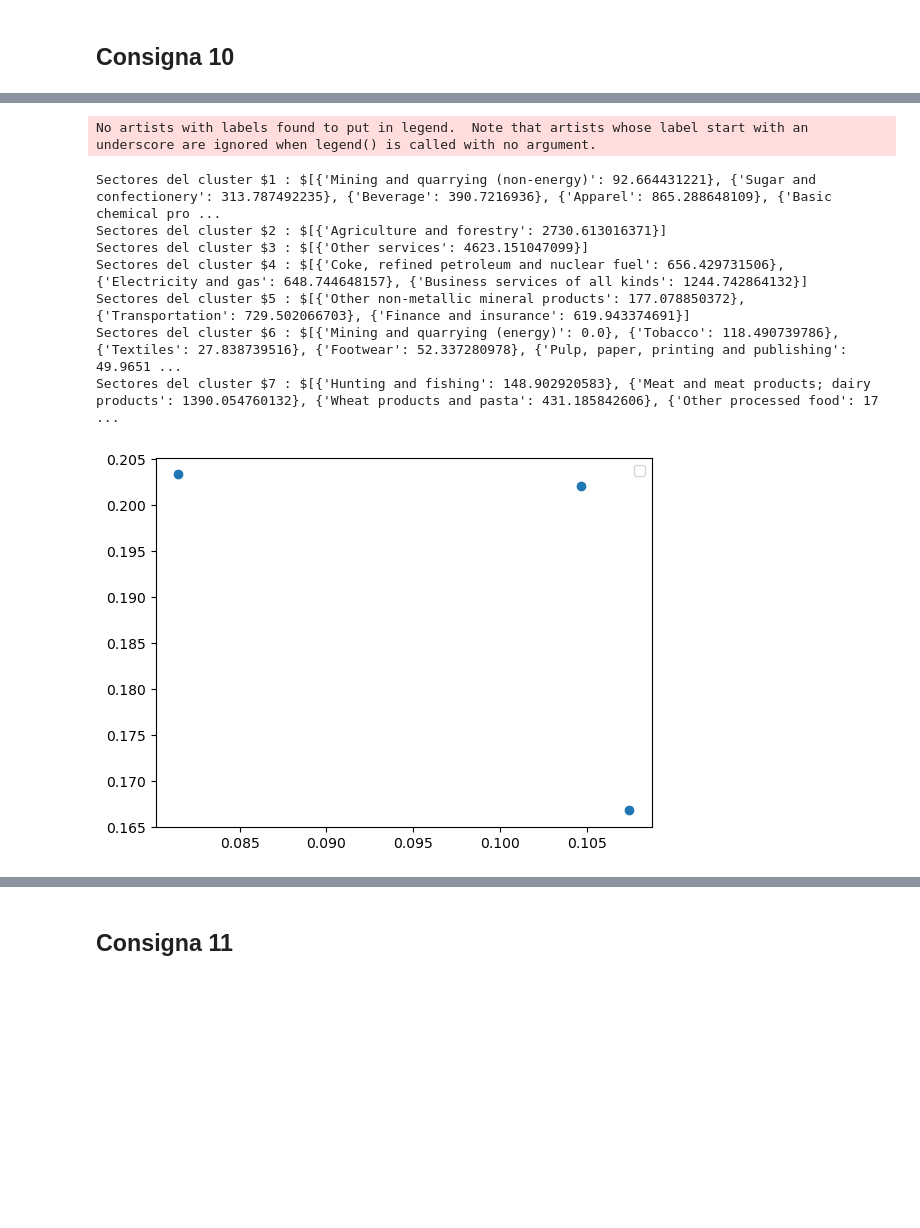
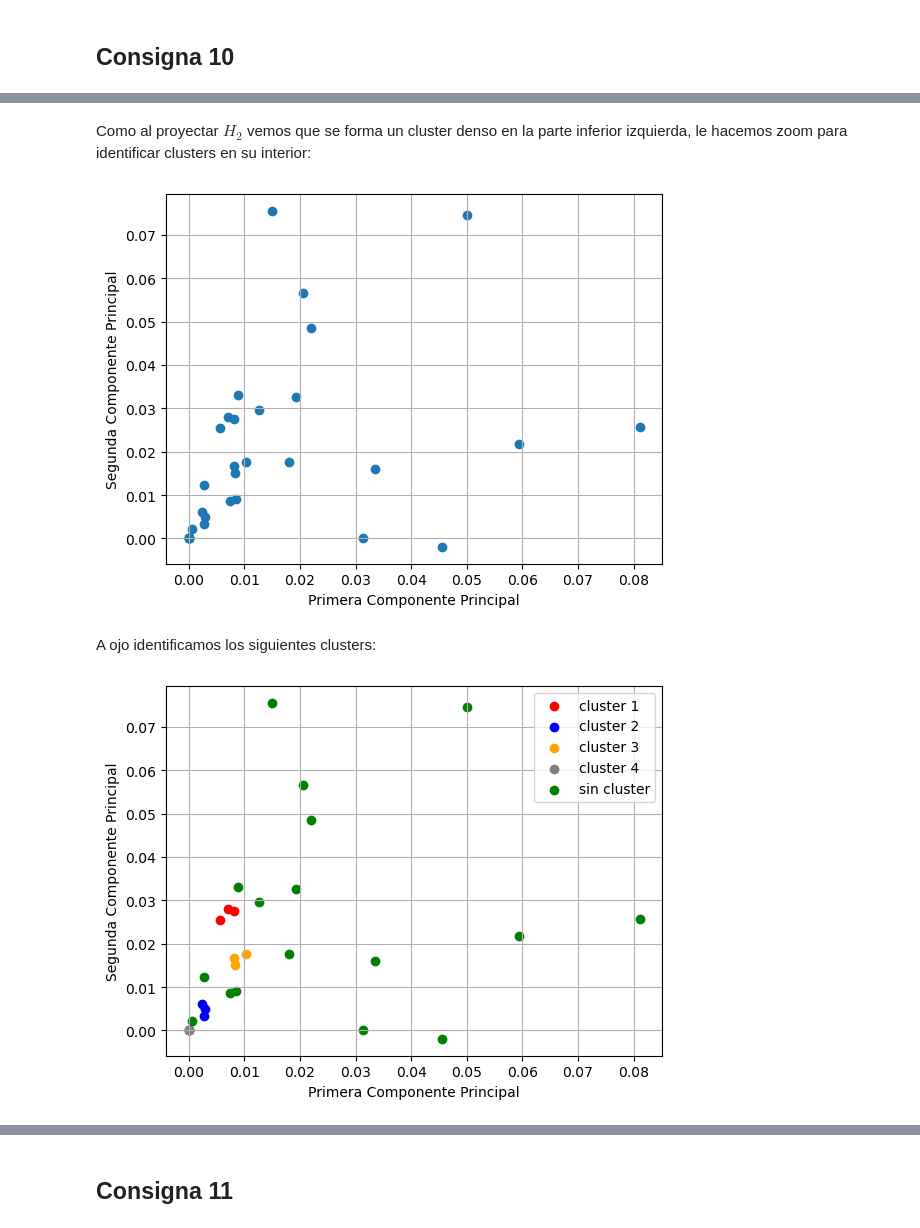
Before and after one commit to IMAbril/Matrices_Insumo-Producto, a Jupyter notebook: notebooks/TP2_resuelto.ipynb, the cells around one changed output, grey strips where cells are left out. Cells and saved outputs as stored; diff of their text form; code cells hidden in the pictures; blank space fills up the shorter version.

```diff
--- a/notebooks/TP2_resuelto.ipynb
+++ b/notebooks/TP2_resuelto.ipynb
@@ -783,60 +755,42 @@ plt.show()
+# %% [markdown]
+Como al proyectar $H_{2}$ vemos que se forma un cluster denso en la parte inferior izquierda, le hacemos zoom para identificar clusters en su interior:
+# %%
+cluster_denso_H2 = filtrar_puntos(proyecciones_H2,[-1,0.12],[-1,0.09]) # nos quedamos solo con los puntos en un rango
+plt.scatter(cluster_denso_H2[:,0],cluster_denso_H2[:,1])    # Graficamos los puntos en ese rango
+plt.xlabel('Primera Componente Principal')
+plt.ylabel('Segunda Componente Principal')
+plt.grid(True)
+plt.show()
+# %% [output]
+[figure, added]
+# %% [markdown]
+A ojo identificamos los siguientes clusters:
 # %%
-# Obtenemos a que cluster pertenece cada fila
-cluster_indices = {i: np.where(labels == i)[0] for i in range(7)}
-
-# Obtenemos la matriz insumo-producto del pais p2 con los nombres de sus sectores
-p2_df_sectores = df_con_sectores.loc[df_con_sectores['Country_iso3'] == p2]
-
-for cluster, filas in cluster_indices.items():
-    sectores = []
-    for fila in filas:
-        sector = p2_df_sectores.iloc[fila]["Sector"]
-        produccion = p2_df_sectores.iloc[fila]["Output"]
-        sectores.append({sector:produccion})
-    print(f"Sectores del cluster ${cluster + 1} : ${sectores}")
-
-X = []
-Y = []
-Z = []
+sectores_cluster1 = [21,11,23]
+sectores_cluster2 = [17,10,18]
+sectores_cluster3 = [31,14,8]
+sectores_cluster4 = [2,9,25,26,27,28,29,30]
 
 
-for fila in cluster_indices[3]:
-    x = proyecciones_H2[fila][0]
-    y = proyecciones_H2[fila][1]
-    X.append(x)
-    Y.append(y)
-    Z.append(fila)
+puntos_cluster1 = proyecciones_H2[sectores_cluster1]
+puntos_cluster2 = proyecciones_H2[sectores_cluster2]
+puntos_cluster3 = proyecciones_H2[sectores_cluster3]
+puntos_cluster4 = proyecciones_H2[sectores_cluster4]
 
-plt.scatter(X,Y)
-plt.legend()
-plt.show()
+puntos_sin_cluster = np.delete(proyecciones_H2,sectores_cluster1 + sectores_cluster2 + sectores_cluster3 + sectores_cluster4 , axis=0)
+puntos_sin_cluster = filtrar_puntos(puntos_sin_cluster,[-1,0.12],[-1,0.09])
 
-matriz = np.column_stack((X,Y))
+plt.scatter(puntos_cluster1[:,0],puntos_cluster1[:,1],color="red", label="cluster 1")
+plt.scatter(puntos_cluster2[:,0],puntos_cluster2[:,1],color="blue", label="cluster 2")
+plt.scatter(puntos_cluster3[:,0],puntos_cluster3[:,1],color="orange", label="cluster 3")
+plt.scatter(puntos_cluster4[:,0],puntos_cluster4[:,1],color="gray", label="cluster 4")
+plt.scatter(puntos_sin_cluster[:,0],puntos_sin_cluster[:,1],color="green",label="sin cluster")
 
-kmeans = KMeans(n_clusters=1, random_state=0)
-kmeans.fit(matriz)
-labels = kmeans.labels_
-
-plt.figure(figsize=(8, 6))
-for cluster in range(1):
-    plt.scatter(
-        matriz[labels == cluster, 0],
-        matriz[labels == cluster, 1],
-        label=f'Cluster {cluster+1}'
-    )
-plt.title('Proyección en 2D de H1 usando ACP')
 plt.xlabel('Primera Componente Principal')
 plt.ylabel('Segunda Componente Principal')
 plt.legend()
 plt.grid(True)
+plt.legend()
 plt.show()
 # %% [output]
-No artists with labels found to put in legend.  Note that artists whose label start with an underscore are ignored when legend() is called with no argument.
-Sectores del cluster $1 : $[{'Mining and quarrying (non-energy)': 92.664431221}, {'Sugar and confectionery': 313.787492235}, {'Beverage': 390.7216936}, {'Apparel': 865.288648109}, {'Basic chemical pro ...
-Sectores del cluster $2 : $[{'Agriculture and forestry': 2730.613016371}]
-Sectores del cluster $3 : $[{'Other services': 4623.151047099}]
-Sectores del cluster $4 : $[{'Coke, refined petroleum and nuclear fuel': 656.429731506}, {'Electricity and gas': 648.744648157}, {'Business services of all kinds': 1244.742864132}]
-Sectores del cluster $5 : $[{'Other non-metallic mineral products': 177.078850372}, {'Transportation': 729.502066703}, {'Finance and insurance': 619.943374691}]
-Sectores del cluster $6 : $[{'Mining and quarrying (energy)': 0.0}, {'Tobacco': 118.490739786}, {'Textiles': 27.838739516}, {'Footwear': 52.337280978}, {'Pulp, paper, printing and publishing': 49.9651 ...
-Sectores del cluster $7 : $[{'Hunting and fishing': 148.902920583}, {'Meat and meat products; dairy products': 1390.054760132}, {'Wheat products and pasta': 431.185842606}, {'Other processed food': 17 ...
-[figure, old version]
+[figure, new version]
```
Also changed, not shown: parts of 27 cells of this notebook.
